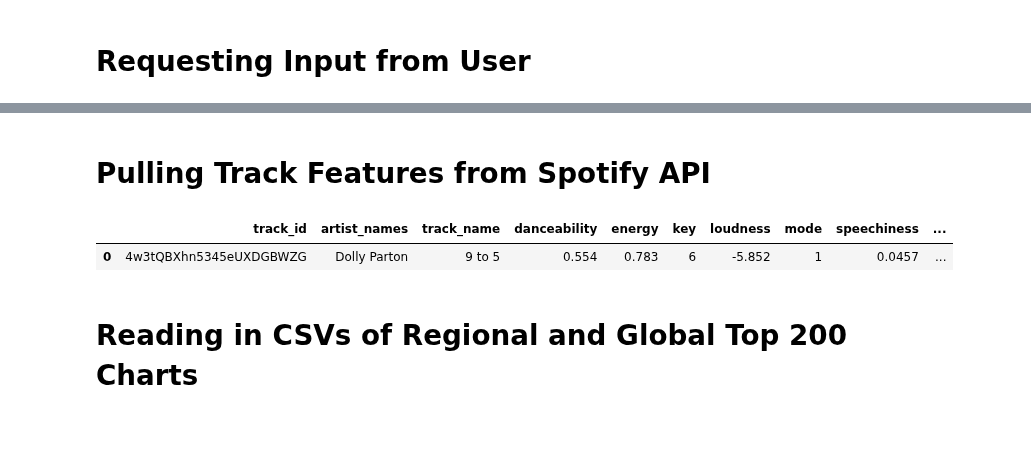
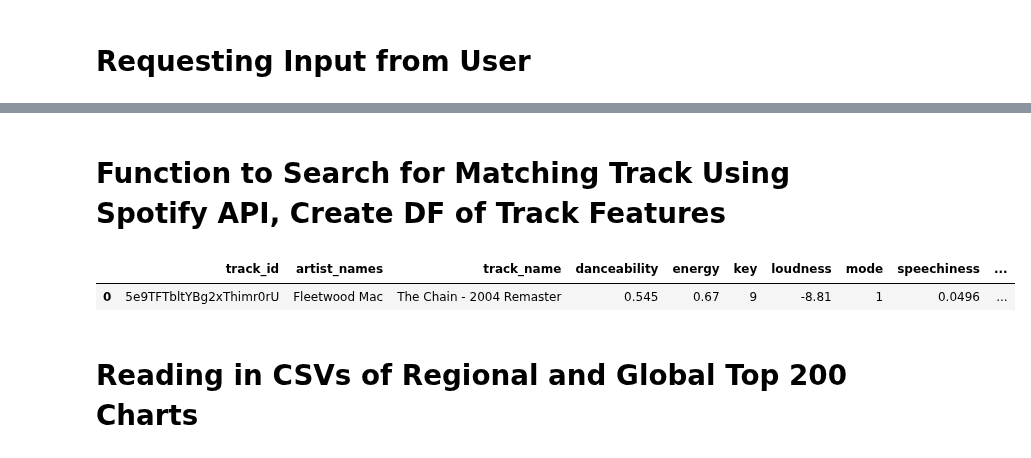
Before and after one commit to Flores-Kevin/rage-against-machine-learning, a Jupyter notebook: working_code.ipynb, the cells around one changed output, grey strips where cells are left out. Drawn from its saved outputs; the diff is of its cells as text; code cells hidden in the pictures; blank space fills up the shorter version.

```diff
--- a/working_code.ipynb
+++ b/working_code.ipynb
@@ -90,2 +83,0 @@ track_name = response['tracks']['items'][0]["name"]
-# %% [markdown]
-# Pulling Track Features from Spotify API
@@ -97,60 +84,2 @@ track_response = requests.get(base_url + 'audio-features/' + track_id, headers=h
-# %%
-#empty lists to store song data
-danceability = []
-energy = []
-key = []
-loudness = []
-mode = []
-speechiness = []
-acousticness = []
-instrumentalness = []
-liveness = []
-valence = []
-tempo = []
-id_num = []
-duration_mins = []
-time_signature = []
-
-#fill in track info for each audio feature / empty list
-danceability.append(track_response["danceability"])
-energy.append(track_response["energy"])
-key.append(track_response["key"])
-loudness.append(track_response["loudness"])
-mode.append(track_response["mode"])
-speechiness.append(track_response["speechiness"])
-acousticness.append(track_response["acousticness"])
-instrumentalness.append(track_response["instrumentalness"])
-liveness.append(track_response["liveness"])
-valence.append(track_response["valence"])
-tempo.append(track_response["tempo"])
-id_num.append(track_response["id"])
-#duration recorded in api in milliseconds, converting to minutes here
-duration_mins.append(round((track_response["duration_ms"] / 60000),2))
-time_signature.append(track_response["time_signature"])
-
-#create a dictionary to hold data gathered from the api
-track_dict = {
-    "track_id": id_num,
-    "artist_names": artist_names,
-    "track_name": track_name,
-    "danceability": danceability,
-    "energy": energy,
-    "key": key,
-    "loudness": loudness,
-    "mode": mode,
-    "speechiness": speechiness,
-    "acousticness": acousticness,
-    "instrumentalness": instrumentalness,
-    "liveness": liveness,
-    "valence": valence,
-    "tempo": tempo,
-    "duration_mins": duration_mins,
-    "time_signature": time_signature,
-
-}
-#convert dictionary to a dataframe
-input_track_df = pd.DataFrame(track_dict)
-input_track_df.head()
-# %% [output]
-|  | track_id | artist_names | track_name | danceability | energy | key | loudness | mode | speechiness | ... |
-| 0 | 4w3tQBXhn5345eUXDGBWZG | Dolly Parton | 9 to 5 | 0.554 | 0.783 | 6 | -5.852 | 1 | 0.0457 | ... |
+# %% [markdown]
+# Function to Search for Matching Track Using Spotify API, Create DF of Track Features
@@ -157,3 +161,9 @@ input_track_df.head()
+# %%
+input_track_df = searchTrack(search_track,search_artist)
+input_track_df
+# %% [output]
+|  | track_id | artist_names | track_name | danceability | energy | key | loudness | mode | speechiness | ... |
+| 0 | 5e9TFTbltYBg2xThimr0rU | Fleetwood Mac | The Chain - 2004 Remaster | 0.545 | 0.67 | 9 | -8.81 | 1 | 0.0496 | ... |
 # %% [markdown]
 # Reading in CSVs of Regional and Global Top 200 Charts
 # %%
```
Also changed, not shown: parts of 18 cells of this notebook.
